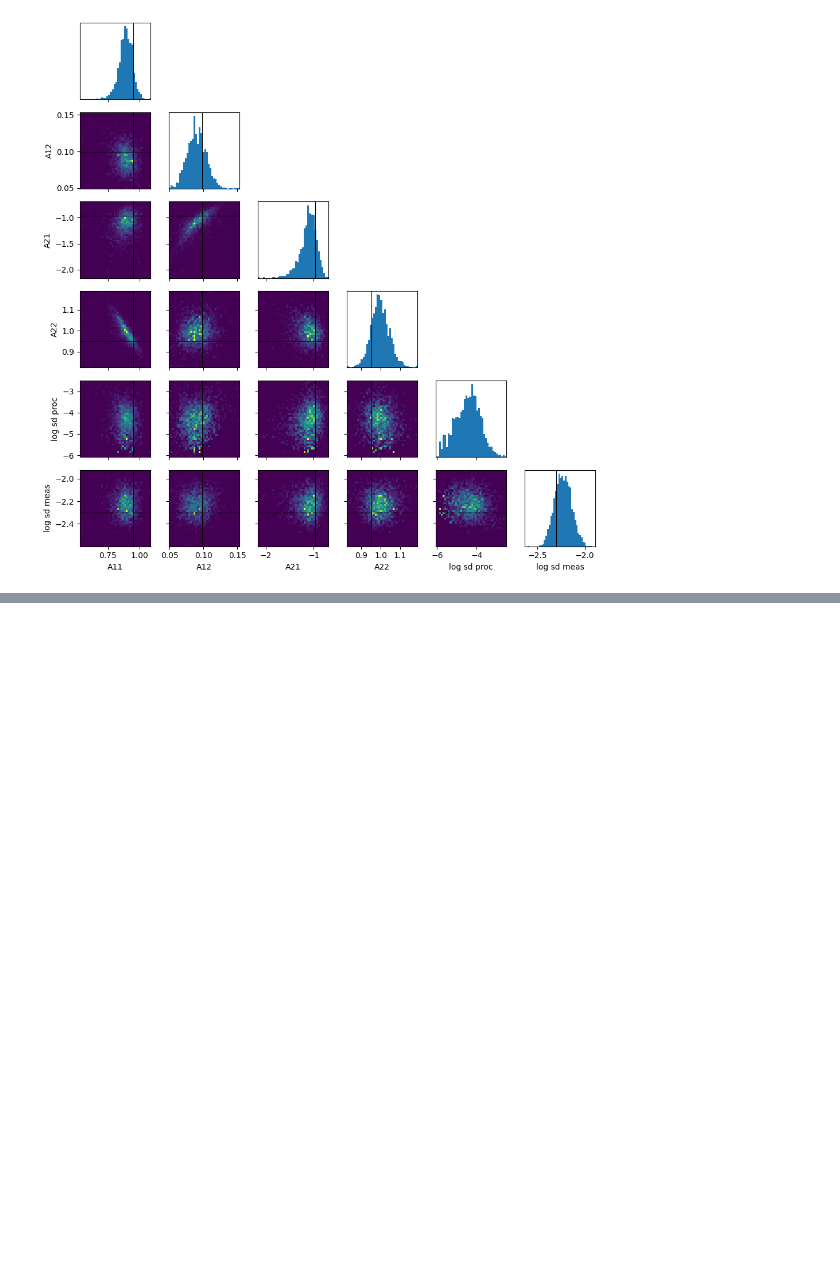
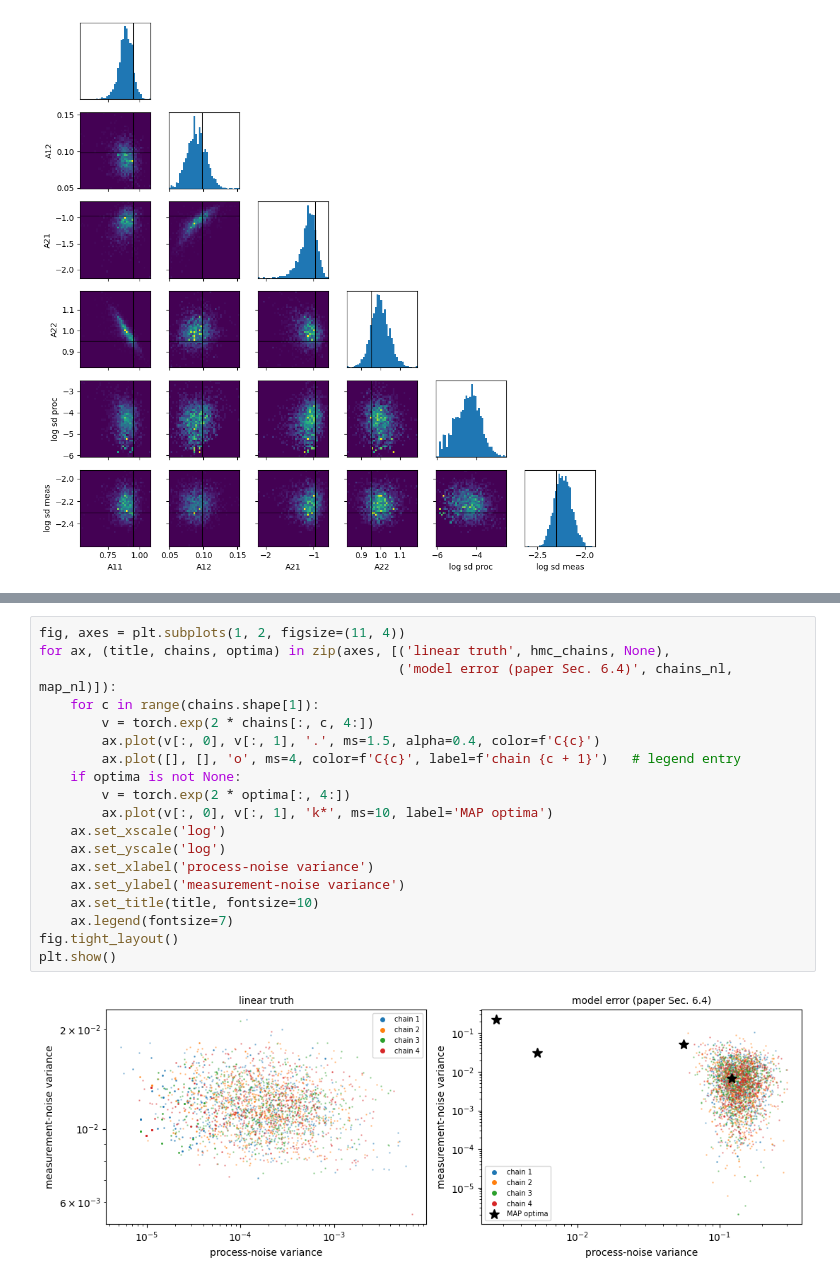
Before and after one commit to ngalioto/bside, a Jupyter notebook: examples/linear_pendulum.ipynb, the cells around one changed output, grey strips where cells are left out. Cells and saved outputs as stored; diff of their text form; blank space fills up the shorter version.

```diff
--- a/examples/linear_pendulum.ipynb
+++ b/examples/linear_pendulum.ipynb
@@ -270,0 +394,21 @@ plt.show()
+# %%
+fig, axes = plt.subplots(1, 2, figsize=(11, 4))
+for ax, (title, chains, optima) in zip(axes, [('linear truth', hmc_chains, None),
+                                              ('model error (paper Sec. 6.4)', chains_nl, map_nl)]):
+    for c in range(chains.shape[1]):
+        v = torch.exp(2 * chains[:, c, 4:])
+        ax.plot(v[:, 0], v[:, 1], '.', ms=1.5, alpha=0.4, color=f'C{c}')
+        ax.plot([], [], 'o', ms=4, color=f'C{c}', label=f'chain {c + 1}')   # legend entry
+    if optima is not None:
+        v = torch.exp(2 * optima[:, 4:])
+        ax.plot(v[:, 0], v[:, 1], 'k*', ms=10, label='MAP optima')
+    ax.set_xscale('log')
+    ax.set_yscale('log')
+    ax.set_xlabel('process-noise variance')
+    ax.set_ylabel('measurement-noise variance')
+    ax.set_title(title, fontsize=10)
+    ax.legend(fontsize=7)
+fig.tight_layout()
+plt.show()
+# %% [output]
+[figure, added]
```
Also changed, not shown: parts of 11 cells of this notebook, 10 other files.
